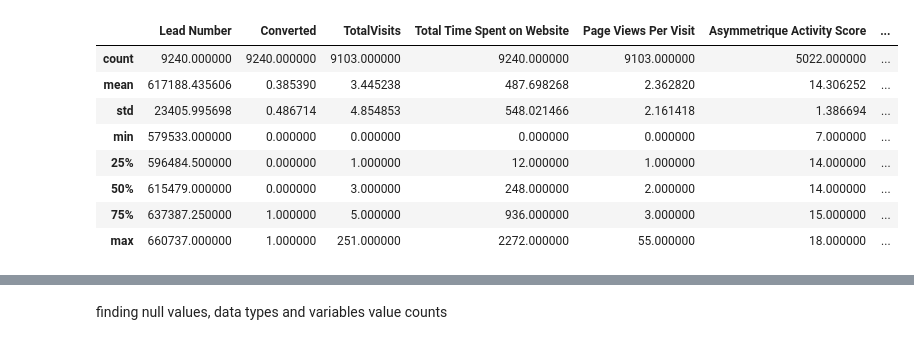
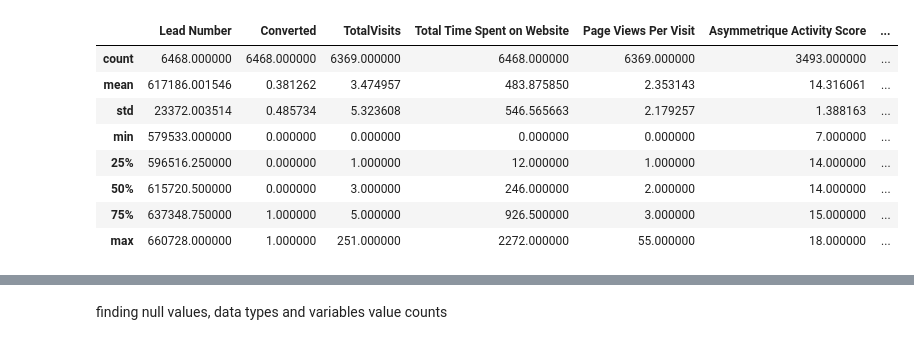
Before and after one commit to Janavi0308/lead-scoring, a Jupyter notebook: lead_scoring.ipynb, the cells around one changed output, grey strips where cells are left out. Drawn from its saved outputs; the diff is of its cells as text; code cells hidden in the pictures.

Commit message:
test5

```diff
--- a/lead_scoring.ipynb
+++ b/lead_scoring.ipynb
@@ -27,4 +30,6 @@ print(data)
 # %%
-print('./data_file/Leads.csv')
-print(data.info())
+# Splitting train-test
+train, test = train_test_split(data, train_size=0.7, random_state=100)
+print('% train- ', round(train.shape[0]/data.shape[0], 3))
+print('% test- ', round(test.shape[0]/data.shape[0], 3))
 # %% [output]
@@ -48,14 +38,14 @@ None
 # %%
 #Getting overview of a dataframe using describe function
-data.describe()
+train.describe()
 # %% [output]
 |  | Lead Number | Converted | TotalVisits | Total Time Spent on Website | Page Views Per Visit | Asymmetrique Activity Score | ... |
-| count | 9240.000000 | 9240.000000 | 9103.000000 | 9240.000000 | 9103.000000 | 5022.000000 | ... |
-| mean | 617188.435606 | 0.385390 | 3.445238 | 487.698268 | 2.362820 | 14.306252 | ... |
-| std | 23405.995698 | 0.486714 | 4.854853 | 548.021466 | 2.161418 | 1.386694 | ... |
+| count | 6468.000000 | 6468.000000 | 6369.000000 | 6468.000000 | 6369.000000 | 3493.000000 | ... |
+| mean | 617186.001546 | 0.381262 | 3.474957 | 483.875850 | 2.353143 | 14.316061 | ... |
+| std | 23372.003514 | 0.485734 | 5.323608 | 546.565663 | 2.179257 | 1.388163 | ... |
 | min | 579533.000000 | 0.000000 | 0.000000 | 0.000000 | 0.000000 | 7.000000 | ... |
-| 25% | 596484.500000 | 0.000000 | 1.000000 | 12.000000 | 1.000000 | 14.000000 | ... |
-| 50% | 615479.000000 | 0.000000 | 3.000000 | 248.000000 | 2.000000 | 14.000000 | ... |
-| 75% | 637387.250000 | 1.000000 | 5.000000 | 936.000000 | 3.000000 | 15.000000 | ... |
-| max | 660737.000000 | 1.000000 | 251.000000 | 2272.000000 | 55.000000 | 18.000000 | ... |
+| 25% | 596516.250000 | 0.000000 | 1.000000 | 12.000000 | 1.000000 | 14.000000 | ... |
+| 50% | 615720.500000 | 0.000000 | 3.000000 | 246.000000 | 2.000000 | 14.000000 | ... |
+| 75% | 637348.750000 | 1.000000 | 5.000000 | 926.500000 | 3.000000 | 15.000000 | ... |
+| max | 660728.000000 | 1.000000 | 251.000000 | 2272.000000 | 55.000000 | 18.000000 | ... |
 # %%
```
Also changed, not shown: parts of 23 cells of this notebook.
